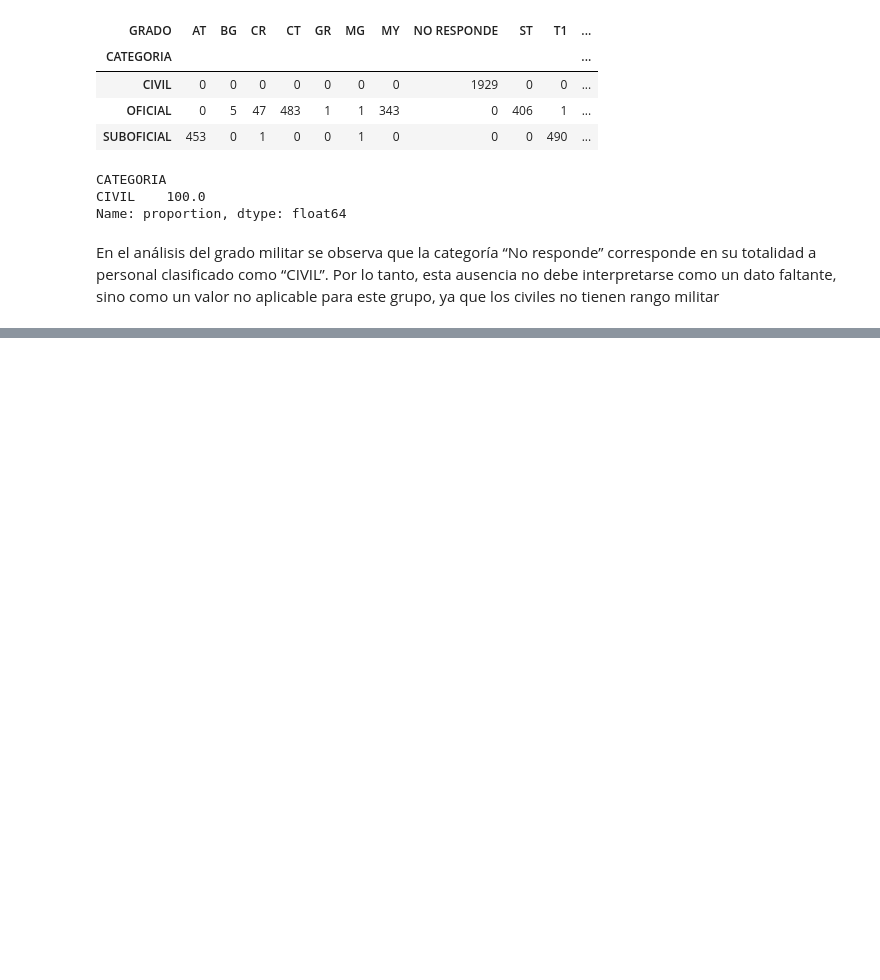
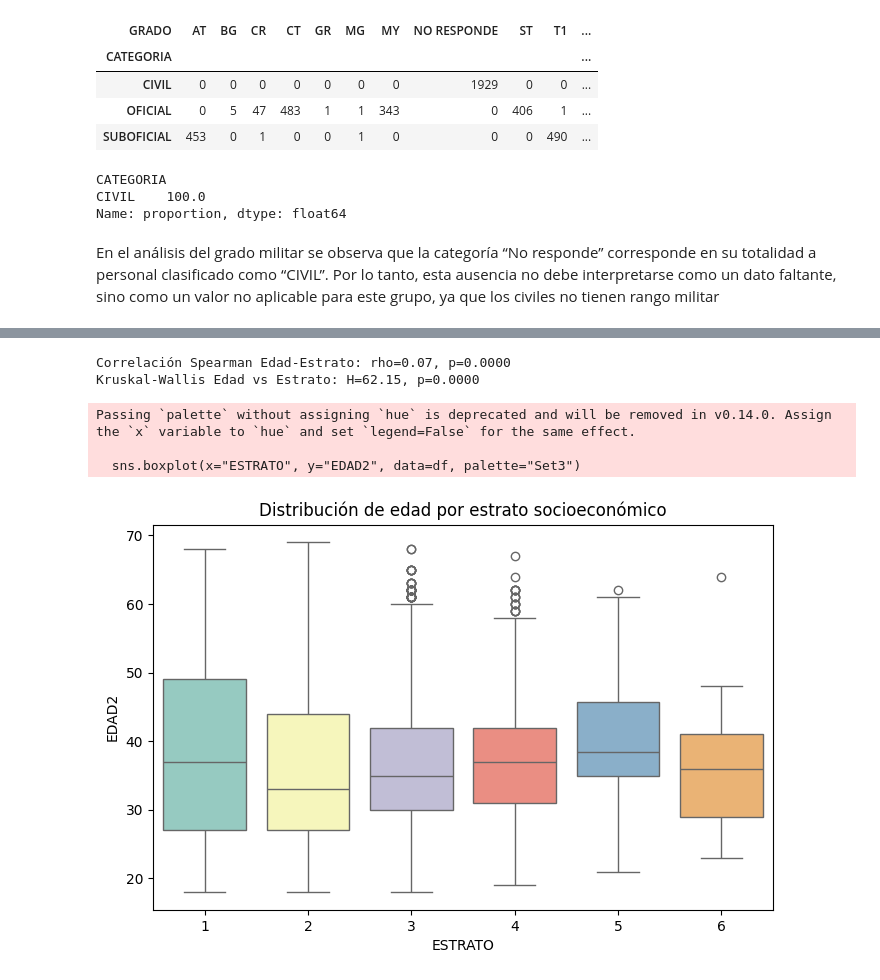
Before and after one commit to yuneidy1703-png/Analisis-datos-fac-equipo-Yun, a Jupyter notebook: Reportes/Analisis_demografico.ipynb, the cells around one changed output, grey strips where cells are left out. Saved outputs shown, nothing was run; the diff lists cells and outputs as text; code cells hidden in the pictures; blank space fills up the shorter version.

```diff
--- a/Reportes/Analisis_demografico.ipynb
+++ b/Reportes/Analisis_demografico.ipynb
@@ -232,0 +256,24 @@ fatal: could not read Username for 'https://github.com': No such device or addre
+# %%
+from scipy.stats import spearmanr, kruskal
+
+# Spearman
+corr_spear, p_spear = spearmanr(df["EDAD2"], df["ESTRATO"])
+print(f"Correlación Spearman Edad-Estrato: rho={corr_spear:.2f}, p={p_spear:.4f}")
+
+# Kruskal-Wallis
+grupos = [grupo["EDAD2"].dropna() for _, grupo in df.groupby("ESTRATO")]
+stat, p = kruskal(*grupos)
+print(f"Kruskal-Wallis Edad vs Estrato: H={stat:.2f}, p={p:.4f}")
+
+# Boxplot
+plt.figure(figsize=(8,5))
+sns.boxplot(x="ESTRATO", y="EDAD2", data=df, palette="Set3")
+plt.title("Distribución de edad por estrato socioeconómico")
+plt.show()
+# %% [output]
+Correlación Spearman Edad-Estrato: rho=0.07, p=0.0000
+Kruskal-Wallis Edad vs Estrato: H=62.15, p=0.0000
+Passing `palette` without assigning `hue` is deprecated and will be removed in v0.14.0. Assign the `x` variable to `hue` and set `legend=False` for the same effect.
+
+  sns.boxplot(x="ESTRATO", y="EDAD2", data=df, palette="Set3")
+[figure, added]
```
Also changed, not shown: parts of 22 cells of this notebook.
